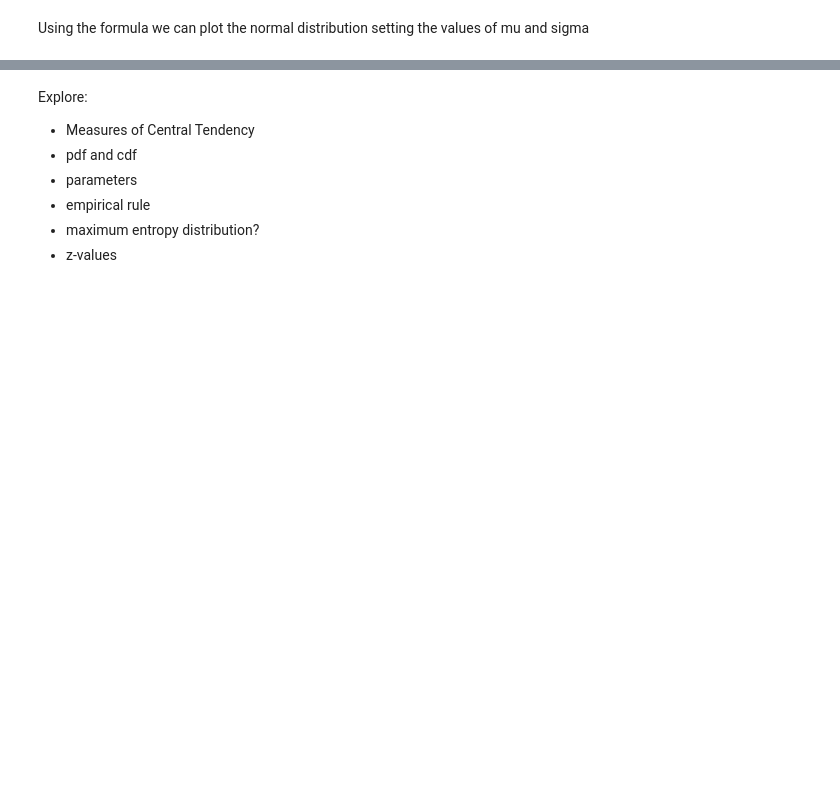
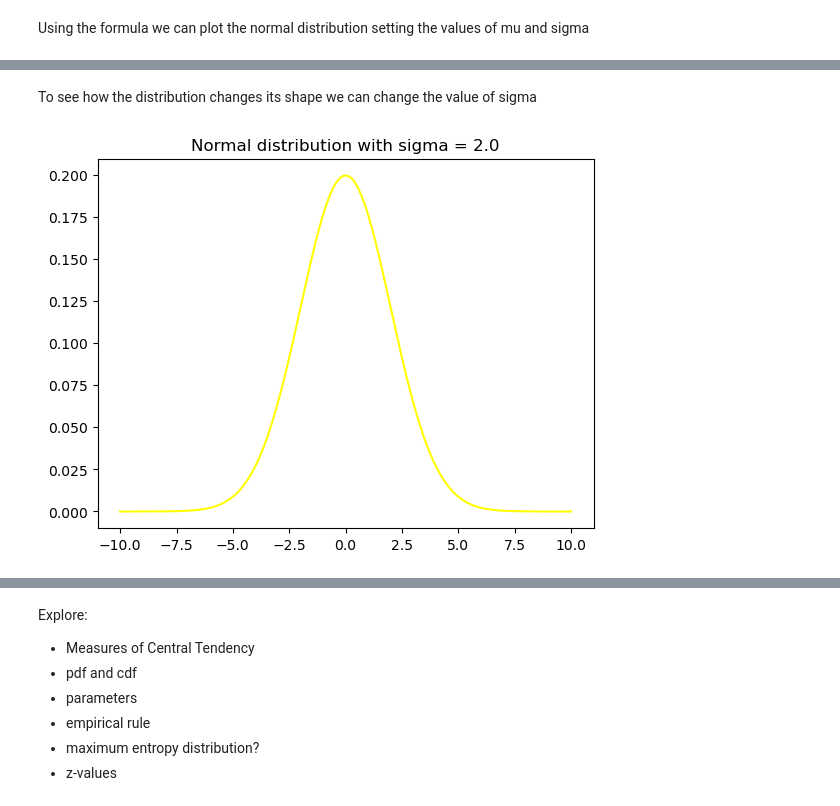
Before and after one commit to Tanja888/funddata-assessment, a Jupyter notebook: normal-distribution.ipynb, the cells around one changed output, grey strips where cells are left out. Saved outputs shown, nothing was run; the diff lists cells and outputs as text; code cells hidden in the pictures; blank space fills up the shorter version.

```diff
--- a/normal-distribution.ipynb
+++ b/normal-distribution.ipynb
@@ -55 +58,14 @@ plt.title('Normal distribution using probability density function');
+# %% [markdown]
+To see how the distribution changes its shape we can change the value of sigma
+# %%
+mu, sigma = 0.0, 2.0
+
+x = np.linspace(-10.0, 10.0, 10000)
+
+y = 1.0/np.sqrt(2 * np.pi * sigma**2) * np.exp(-((x-mu)**2/(2*sigma**2)))
+
+plt.plot(x, y, color='yellow')
+plt.title('Normal distribution with sigma = 2.0');
+# %% [output]
+[figure, added]
 # %%
```
Also changed, not shown: parts of 5 cells of this notebook.
